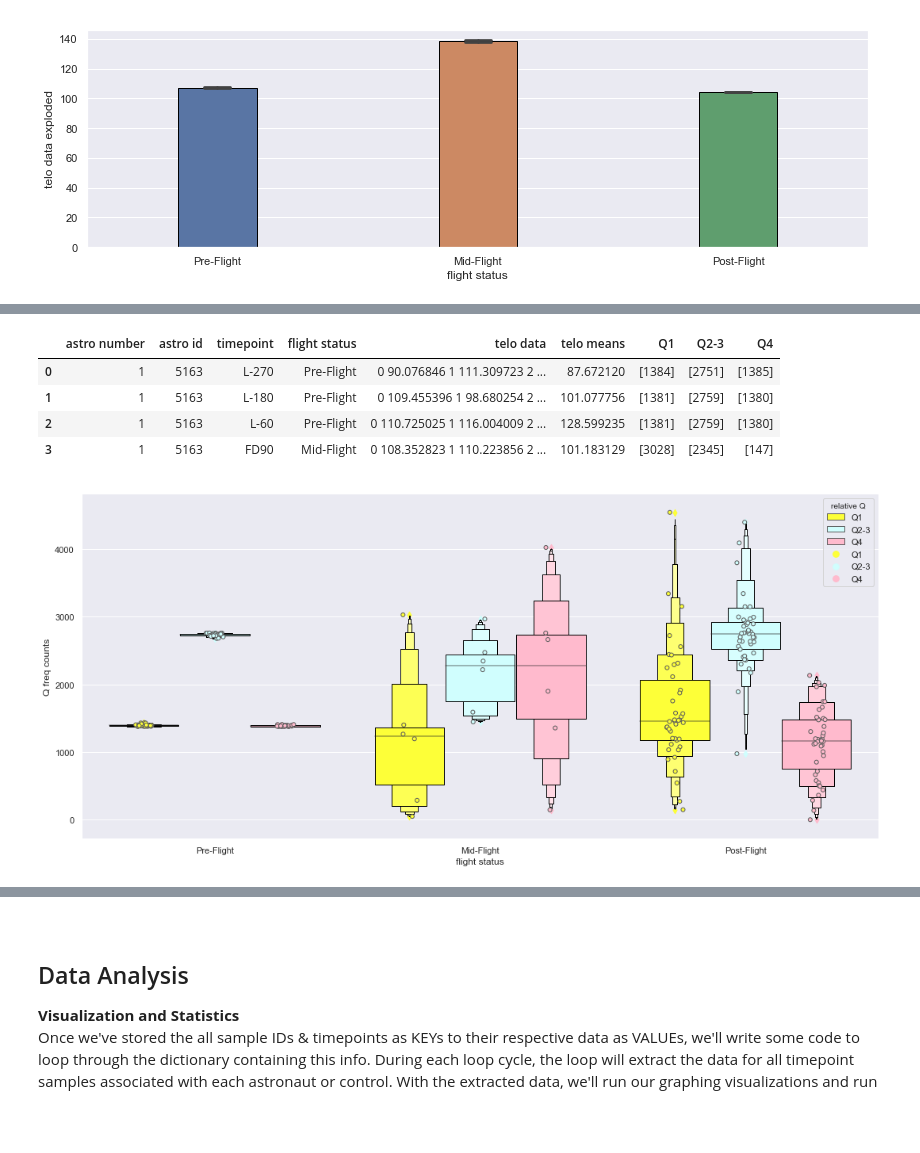
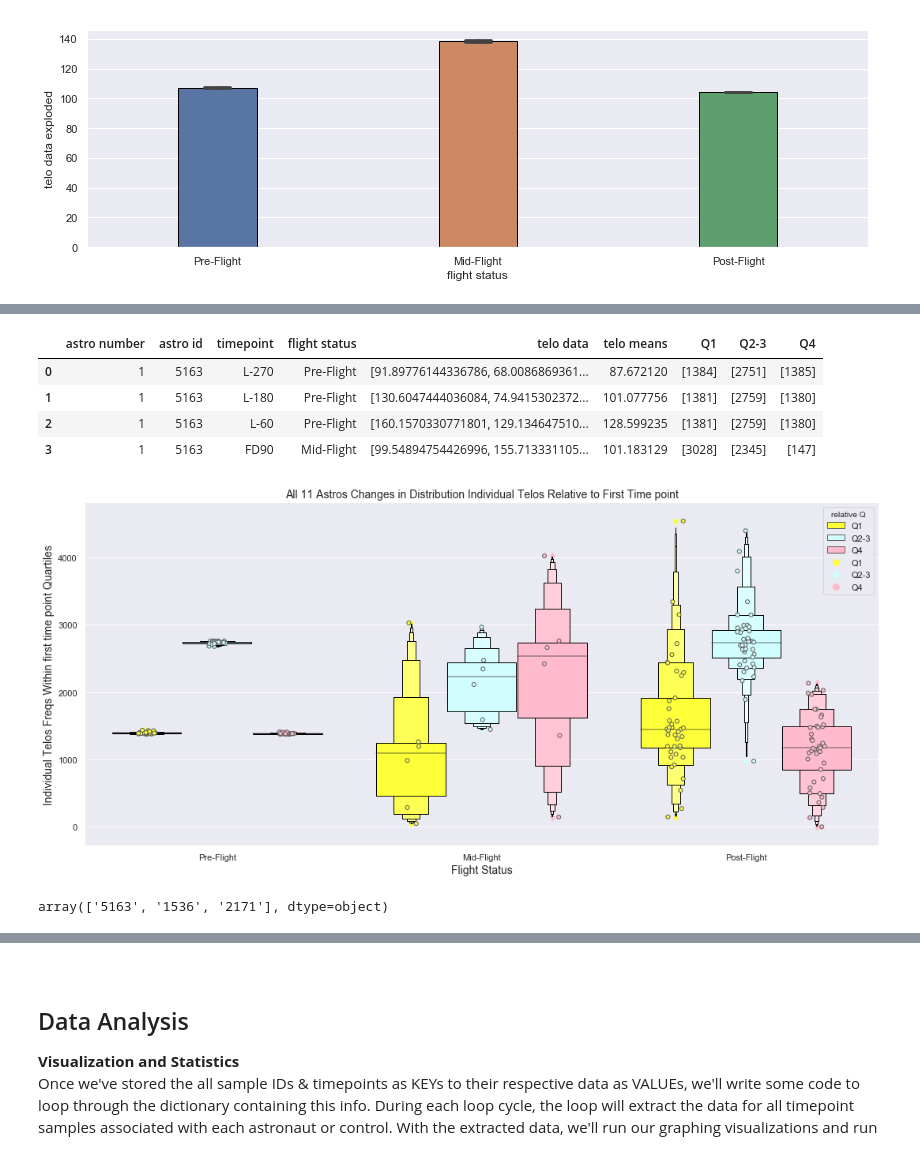
Before and after one commit to Jared-Luxton/NASA-astronauts-telomeres-chromosomes, a Jupyter notebook: NASA-astros-telomeres-JupyterNotebook.ipynb, the cells around one changed output, grey strips where cells are left out. Saved outputs shown, nothing was run; the diff lists cells and outputs as text; code cells hidden in the pictures; blank space fills up the shorter version.

Commit message:
refactoring histogram graphing fxns, graphing telomeres in quartiles

```diff
--- a/NASA-astros-telomeres-JupyterNotebook.ipynb
+++ b/NASA-astros-telomeres-JupyterNotebook.ipynb
@@ -150,0 +170,5 @@ Done collecting all astronaut telomere length excel files
+# %%
+# reading astro data
+astro_df = pd.read_csv('All_astronauts_telomere_length_dataframe.csv')
+astro_df['telo data'] = astro_df['telo data'].apply(lambda row: np.array(literal_eval(row)))
+astro_df[['Q1', 'Q2-3', 'Q4']] = astro_df[['Q1', 'Q2-3', 'Q4']].astype('float64')
@@ -331,10 +375,10 @@ astro_df = telo_ma.make_quartiles_columns(astro_df)
 astro_df.head(4)
 # %% [output]
 |  | astro number | astro id | timepoint | flight status | telo data | telo means | Q1 | Q2-3 | Q4 |
-| 0 | 1 | 5163 | L-270 | Pre-Flight | 0 90.076846 1 111.309723 2 ... | 87.672120 | [1384] | [2751] | [1385] |
-| 1 | 1 | 5163 | L-180 | Pre-Flight | 0 109.455396 1 98.680254 2 ... | 101.077756 | [1381] | [2759] | [1380] |
-| 2 | 1 | 5163 | L-60 | Pre-Flight | 0 110.725025 1 116.004009 2 ... | 128.599235 | [1381] | [2759] | [1380] |
-| 3 | 1 | 5163 | FD90 | Mid-Flight | 0 108.352823 1 110.223856 2 ... | 101.183129 | [3028] | [2345] | [147] |
+| 0 | 1 | 5163 | L-270 | Pre-Flight | [91.89776144336786, 68.0086869361... | 87.672120 | [1384] | [2751] | [1385] |
+| 1 | 1 | 5163 | L-180 | Pre-Flight | [130.6047444036084, 74.9415302372... | 101.077756 | [1381] | [2759] | [1380] |
+| 2 | 1 | 5163 | L-60 | Pre-Flight | [160.1570330771801, 129.134647510... | 128.599235 | [1381] | [2759] | [1380] |
+| 3 | 1 | 5163 | FD90 | Mid-Flight | [99.54894754426996, 155.713331105... | 101.183129 | [3028] | [2345] | [147] |
 # %%
 melted_astro_df = pd.melt(
     astro_df,
@@ -346,11 +392,26 @@ melted_astro_df['Q freq counts'] = melted_astro_df['Q freq counts'].astype('floa
 # %%
 fig = plt.figure(figsize=(18,8))
 sns.set_style(style="darkgrid",rc= {'patch.edgecolor': 'black'})
 palette ={"Q1":"#fdff38","Q2-3":"#d0fefe","Q4":"#ffbacd"}
 
 ax = sns.boxenplot(x='flight status', y='Q freq counts', hue='relative Q', data=melted_astro_df, palette=palette,
              linewidth=2, saturation=5, color="black")
 ax = sns.stripplot(x='flight status', y='Q freq counts', hue='relative Q', data=melted_astro_df, palette=palette,
              linewidth=1, color="black", dodge=True)
+
+ax=fig.gca()
+ax.set_title('All 11 Astros Changes in Distribution Individual Telos Relative to First Time point', fontsize=14)
+ax.set_xlabel('Flight Status', fontsize=14)
+ax.set_ylabel('Individual Telos Freqs Within first time point Quartiles', fontsize=14)
+
+plt.savefig('All 11 astros examining changes in individual telomeres by quartile.pdf')
 # %% [output]
-[figure, old version]
+[figure, new version]
+# %%
+telos_mid_flight_only_astros = melted_astro_df[(melted_astro_df['astro id'] == '2171') |
+                                      (melted_astro_df['astro id'] == '1536') |
+                                      (melted_astro_df['astro id'] == '5163')]
+
+telos_mid_flight_only_astros['astro id'].unique()
+# %% [output]
+array(['5163', '1536', '2171'], dtype=object)
```
Also changed, not shown: parts of 30 cells of this notebook, 2 other files.
